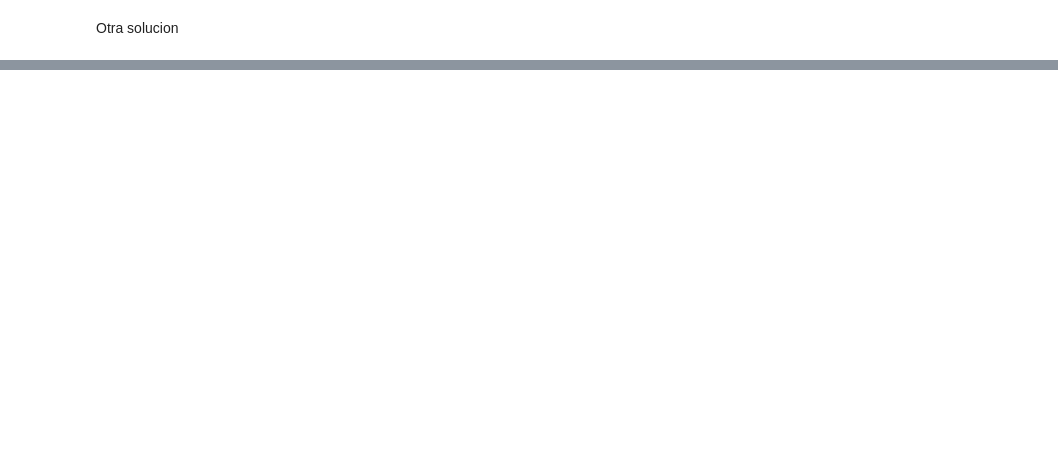
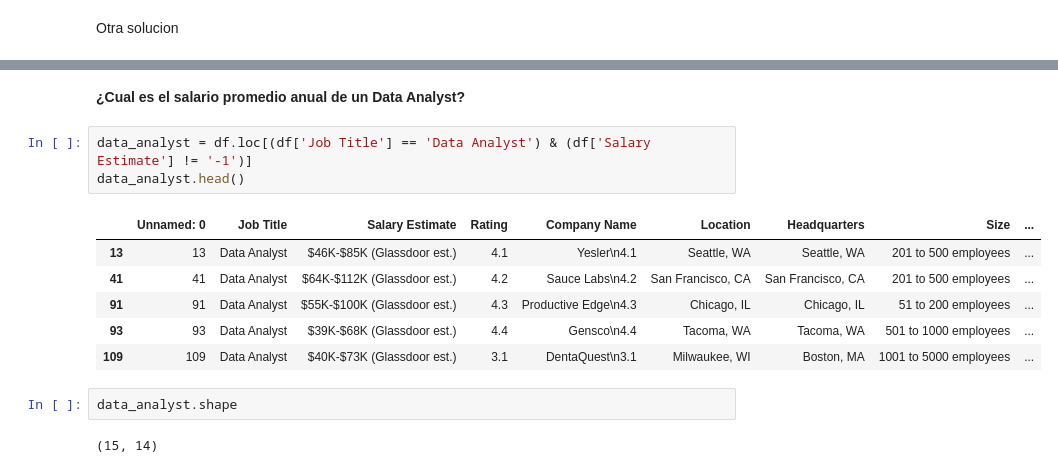
Before and after one commit to mfernandezzz/Pruebas_Tecnicas, a Jupyter notebook: pruebaTecnicaGlassdoorJobs.ipynb, the cells around one changed output, grey strips where cells are left out. Cells and saved outputs as stored; diff of their text form; blank space fills up the shorter version.

```diff
--- a/pruebaTecnicaGlassdoorJobs.ipynb
+++ b/pruebaTecnicaGlassdoorJobs.ipynb
@@ -298,0 +529,16 @@ dtype: int64
+# %% [markdown]
+**¿Cual es el salario promedio anual de un Data Analyst?**
+# %%
+data_analyst = df.loc[(df['Job Title'] == 'Data Analyst') & (df['Salary Estimate'] != '-1')]
+data_analyst.head()
+# %% [output]
+|  | Unnamed: 0 | Job Title | Salary Estimate | Rating | Company Name | Location | Headquarters | Size | ... |
+| 13 | 13 | Data Analyst | $46K-$85K (Glassdoor est.) | 4.1 | Yesler\n4.1 | Seattle, WA | Seattle, WA | 201 to 500 employees | ... |
+| 41 | 41 | Data Analyst | $64K-$112K (Glassdoor est.) | 4.2 | Sauce Labs\n4.2 | San Francisco, CA | San Francisco, CA | 201 to 500 employees | ... |
+| 91 | 91 | Data Analyst | $55K-$100K (Glassdoor est.) | 4.3 | Productive Edge\n4.3 | Chicago, IL | Chicago, IL | 51 to 200 employees | ... |
+| 93 | 93 | Data Analyst | $39K-$68K (Glassdoor est.) | 4.4 | Gensco\n4.4 | Tacoma, WA | Tacoma, WA | 501 to 1000 employees | ... |
+| 109 | 109 | Data Analyst | $40K-$73K (Glassdoor est.) | 3.1 | DentaQuest\n3.1 | Milwaukee, WI | Boston, MA | 1001 to 5000 employees | ... |
+# %%
+data_analyst.shape
+# %% [output]
+(15, 14)
```
Also changed, not shown: parts of 81 cells of this notebook.
